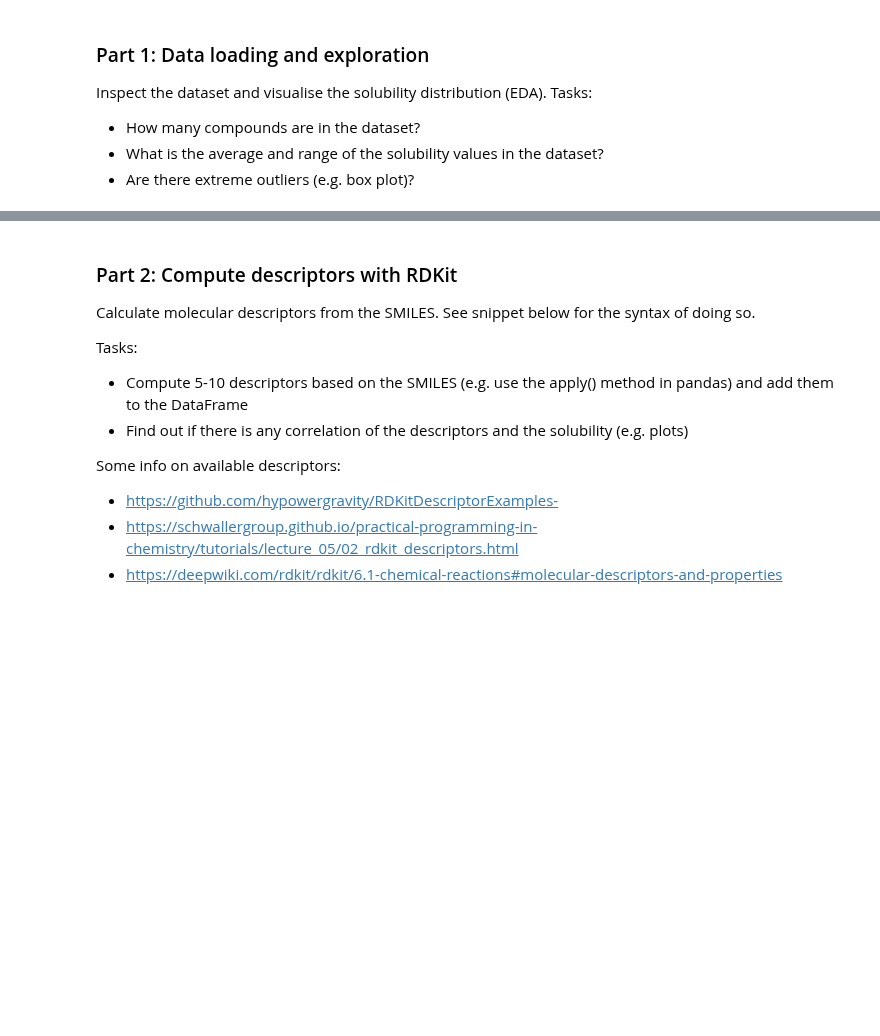
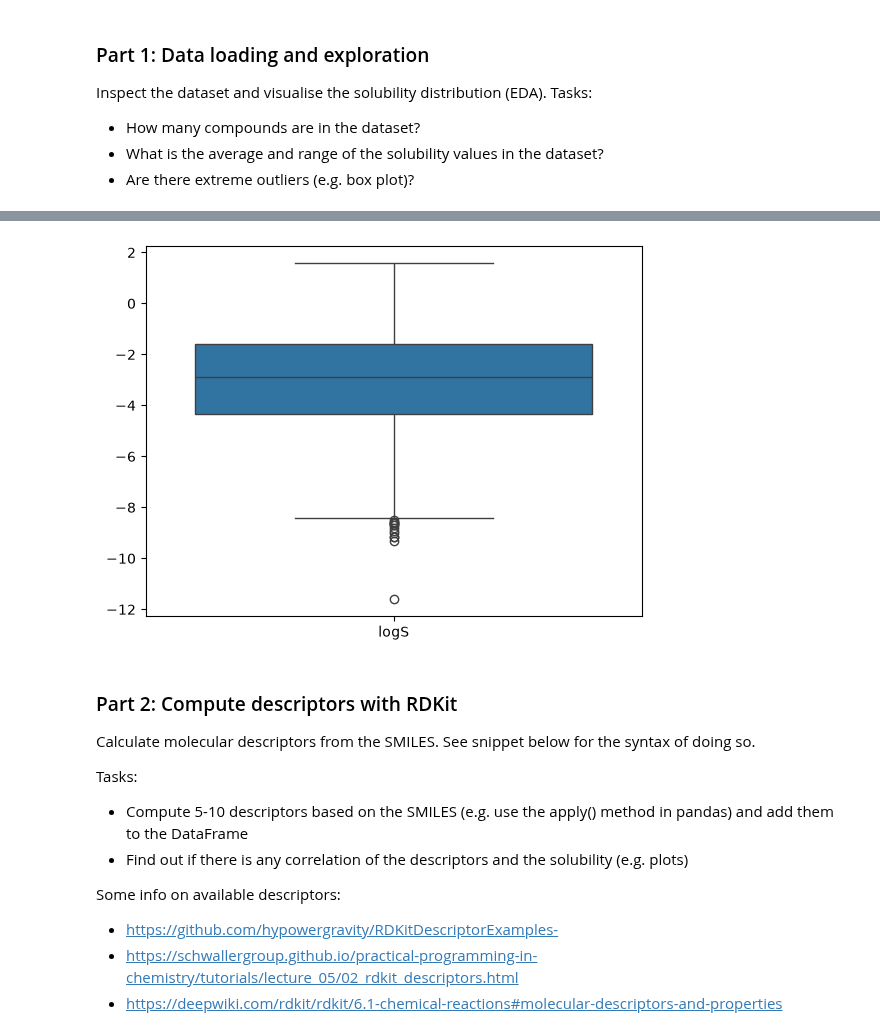
Before and after one commit to shiziyao/ChemicalDataScience103, a Jupyter notebook: lectures/session13/materials/RDKIt_Workshop.ipynb, the cells around one changed output, grey strips where cells are left out. Cells and saved outputs as stored; diff of their text form; code cells hidden in the pictures; blank space fills up the shorter version.

```diff
--- a/lectures/session13/materials/RDKIt_Workshop.ipynb
+++ b/lectures/session13/materials/RDKIt_Workshop.ipynb
@@ -19,3 +63,8 @@ df
+# %%
+sns.boxplot(df)
+plt.show()
+# %% [output]
+[figure, added]
 # %% [markdown]
 ### Part 2: Compute descriptors with RDKit
 
```
Also changed, not shown: parts of 12 cells of this notebook, 1 other file.
